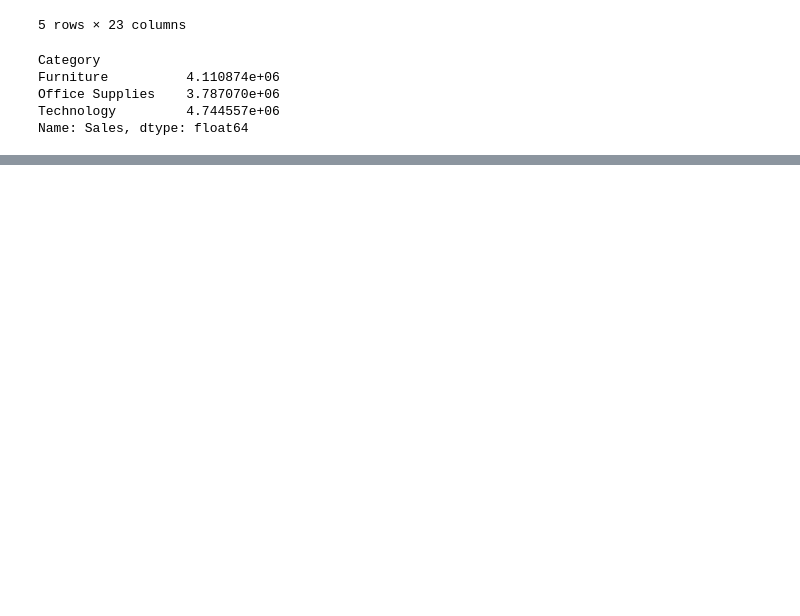
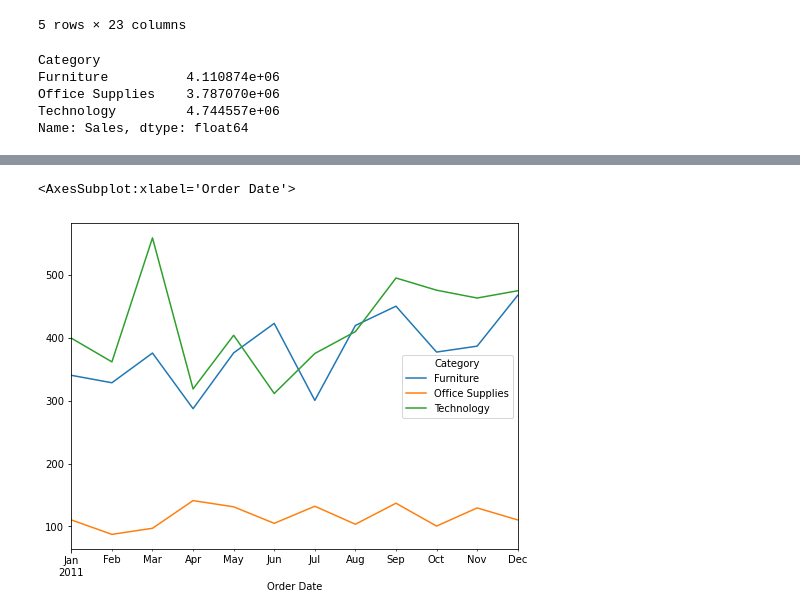
Before and after one commit to pat-earl/csc223-examples, a Jupyter notebook: Notebooks/Pandas Examples/Global Superstore - 010.ipynb, the cells around one changed output, grey strips where cells are left out. Drawn from its saved outputs; the diff is of its cells as text; code cells hidden in the pictures; blank space fills up the shorter version.

```diff
--- a/Notebooks/Pandas Examples/Global Superstore - 010.ipynb
+++ b/Notebooks/Pandas Examples/Global Superstore - 010.ipynb
@@ -193,0 +259,5 @@ Name: Sales, dtype: float64
+# %%
+orders_by_category.resample('M').mean().loc['2011'].plot(figsize=(8, 6))
+# %% [output]
+<AxesSubplot:xlabel='Order Date'>
+[figure, added]
```
Also changed, not shown: parts of 9 cells of this notebook, 6 other files.
